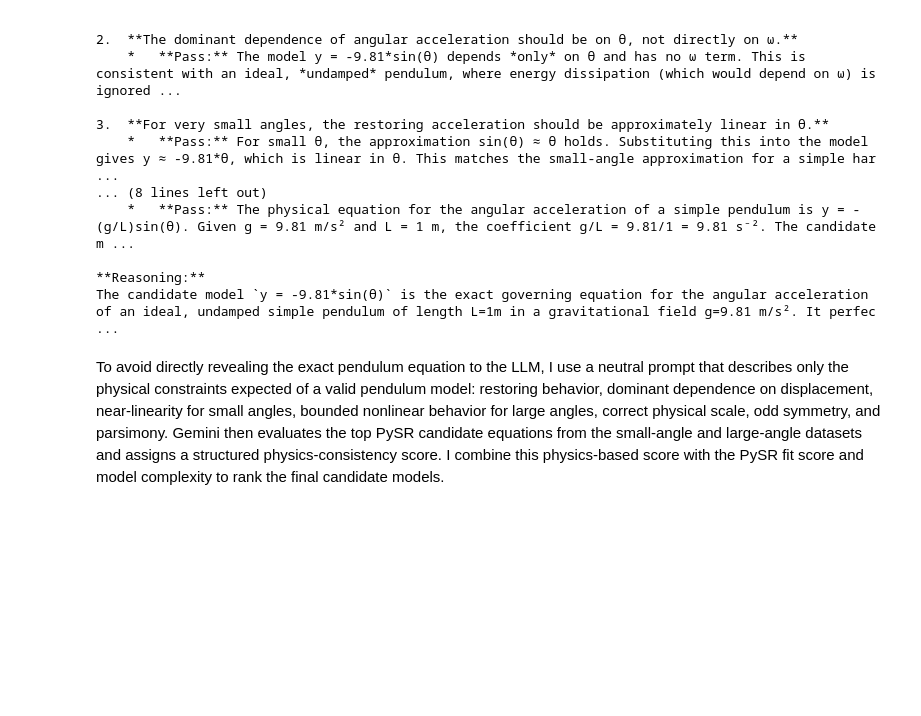
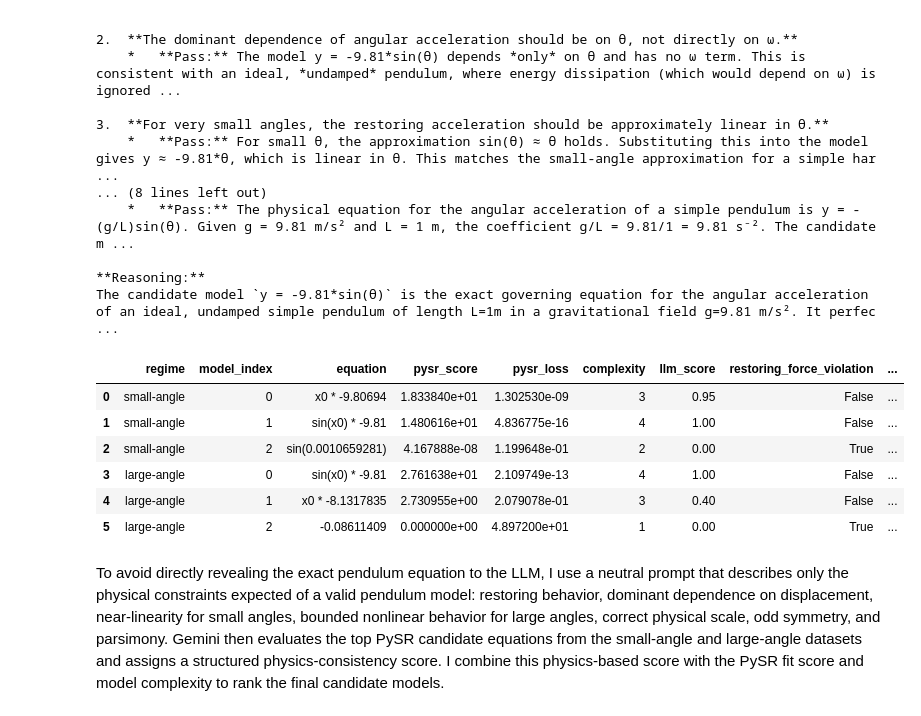
Before and after one commit to mushrafi88/MSE_510, a Jupyter notebook: Midterm_Spring2026.ipynb, the cells around one changed output. Cells and saved outputs as stored; diff of their text form; code cells hidden in the pictures; blank space fills up the shorter version.

```diff
--- a/Midterm_Spring2026.ipynb
+++ b/Midterm_Spring2026.ipynb
@@ -1085,6 +1084,18 @@ for _, row in candidates_df.iterrows():
         "checks": [c.model_dump() for c in parsed.checks],
         "overall_explanation": parsed.overall_explanation,
     })
+# %%
+results_df = pd.DataFrame(llm_results)
+
+display(results_df)
+# %% [output]
+|  | regime | model_index | equation | pysr_score | pysr_loss | complexity | llm_score | restoring_force_violation | ... |
+| 0 | small-angle | 0 | x0 * -9.80694 | 1.833840e+01 | 1.302530e-09 | 3 | 0.95 | False | ... |
+| 1 | small-angle | 1 | sin(x0) * -9.81 | 1.480616e+01 | 4.836775e-16 | 4 | 1.00 | False | ... |
+| 2 | small-angle | 2 | sin(0.0010659281) | 4.167888e-08 | 1.199648e-01 | 2 | 0.00 | True | ... |
+| 3 | large-angle | 0 | sin(x0) * -9.81 | 2.761638e+01 | 2.109749e-13 | 4 | 1.00 | False | ... |
+| 4 | large-angle | 1 | x0 * -8.1317835 | 2.730955e+00 | 2.079078e-01 | 3 | 0.40 | False | ... |
+| 5 | large-angle | 2 | -0.08611409 | 0.000000e+00 | 4.897200e+01 | 1 | 0.00 | True | ... |
 # %% [markdown]
 To avoid directly revealing the exact pendulum equation to the LLM, I use a neutral prompt that describes only the physical constraints expected of a valid pendulum model: restoring behavior, dominant dependence on displacement, near-linearity for small angles, bounded nonlinear behavior for large angles, correct physical scale, odd symmetry, and parsimony. Gemini then evaluates the top PySR candidate equations from the small-angle and large-angle datasets and assigns a structured physics-consistency score. I combine this physics-based score with the PySR fit score and model complexity to rank the final candidate models.
 # %%
```
Also changed, not shown: parts of 1 cell of this notebook.
